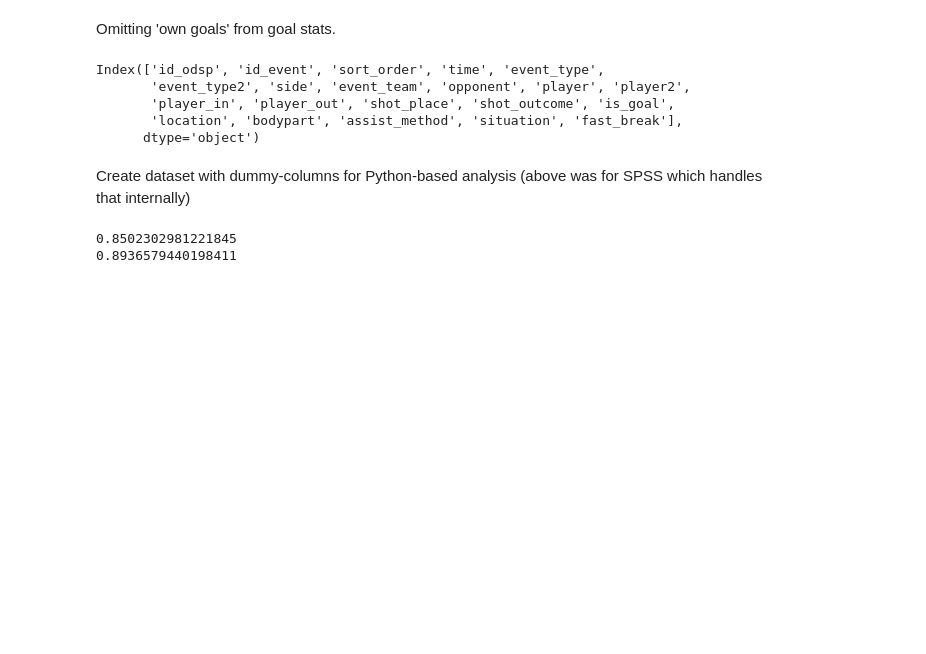
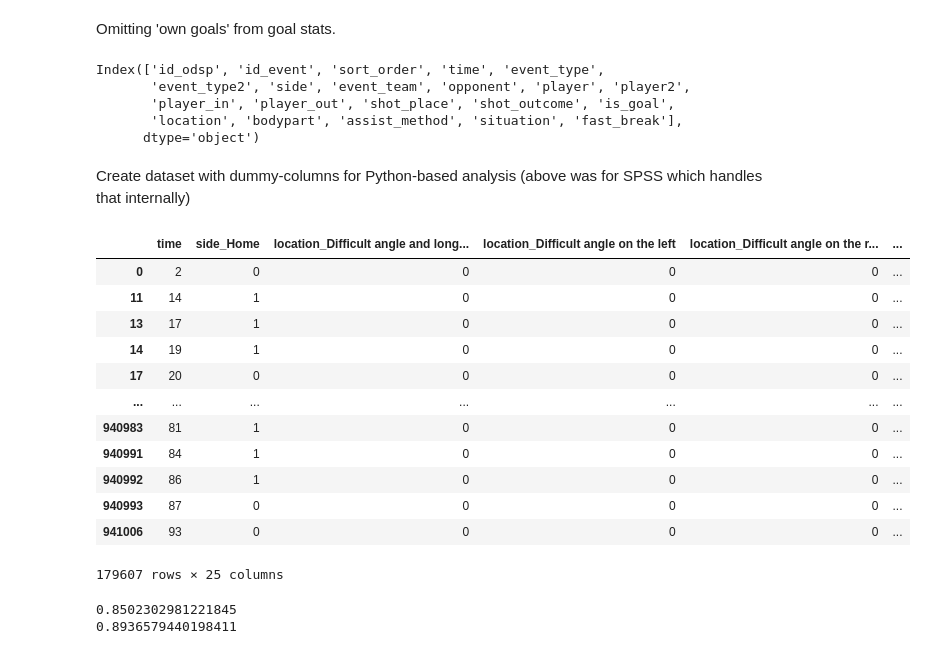
Before and after one commit to Khashayarsha/events_analysis, a Jupyter notebook: src/features/attempt_weighter.ipynb, the cells around one changed output. Drawn from its saved outputs; the diff is of its cells as text; code cells hidden in the pictures; blank space fills up the shorter version.

```diff
--- a/src/features/attempt_weighter.ipynb
+++ b/src/features/attempt_weighter.ipynb
@@ -98,12 +100,30 @@ train, test, train_labels, test_labels = train_test_split(X,y, test_size = 0.33,
 # %%
 from sklearn.naive_bayes import GaussianNB
 from sklearn.naive_bayes import BernoulliNB
+
 #classifier
 gnb = GaussianNB()
 bnb = BernoulliNB()
 
+
+
 gauss_model = gnb.fit(train, train_labels)
 berno_model = bnb.fit(train, train_labels)
+X
+# %% [output]
+|  | time | side_Home | location_Difficult angle and long... | location_Difficult angle on the left | location_Difficult angle on the r... | ... |
+| 0 | 2 | 0 | 0 | 0 | 0 | ... |
+| 11 | 14 | 1 | 0 | 0 | 0 | ... |
+| 13 | 17 | 1 | 0 | 0 | 0 | ... |
+| 14 | 19 | 1 | 0 | 0 | 0 | ... |
+| 17 | 20 | 0 | 0 | 0 | 0 | ... |
+| ... | ... | ... | ... | ... | ... | ... |
+| 940983 | 81 | 1 | 0 | 0 | 0 | ... |
+| 940991 | 84 | 1 | 0 | 0 | 0 | ... |
+| 940992 | 86 | 1 | 0 | 0 | 0 | ... |
+| 940993 | 87 | 0 | 0 | 0 | 0 | ... |
+| 941006 | 93 | 0 | 0 | 0 | 0 | ... |
+179607 rows × 25 columns
 # %%
 results_gauss = gauss_model.predict(test)
 results_berno = bnb.predict(test)
```
Also changed, not shown: parts of 7 cells of this notebook.
